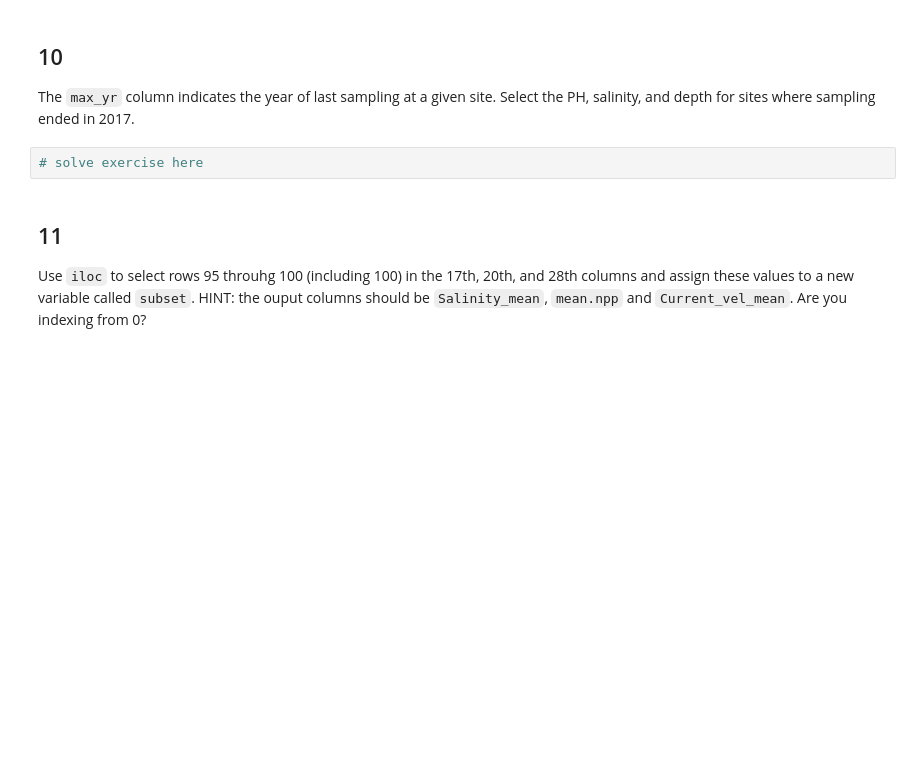
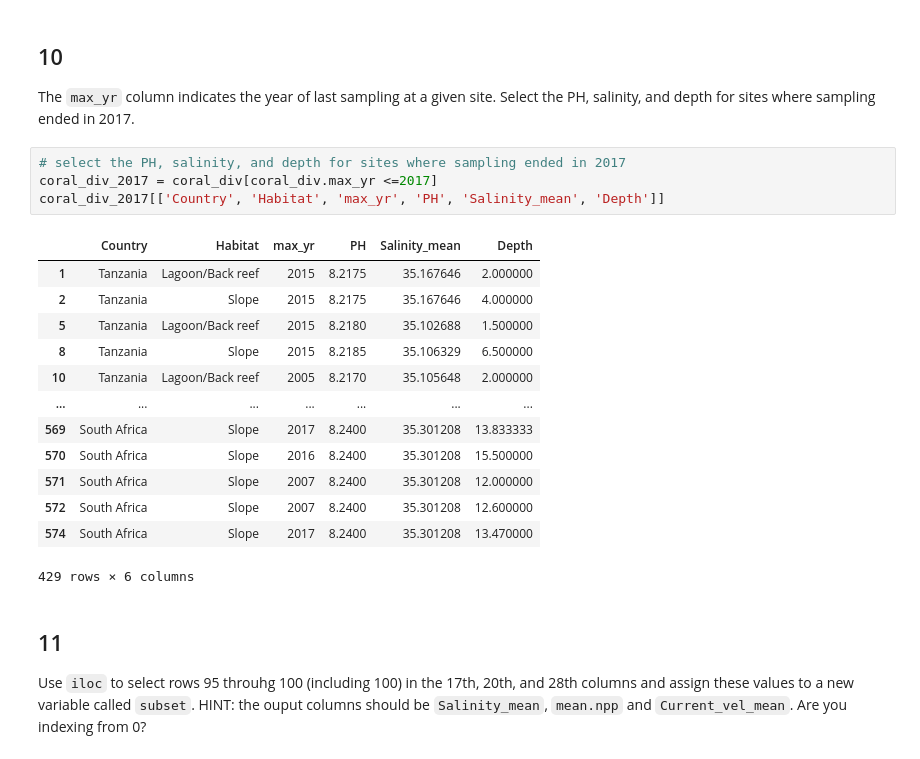
Before and after one commit to oksanaprotsukha/eds220-hwk-1, a Jupyter notebook: hwk1-task3.ipynb, the cells around one changed output. Saved outputs shown, nothing was run; the diff lists cells and outputs as text; blank space fills up the shorter version.

```diff
--- a/hwk1-task3.ipynb
+++ b/hwk1-task3.ipynb
@@ -197,8 +222,24 @@ We are interested in looking at the PH of sea water (`PH` column),  mean salinit
 # %% [markdown]
 ## 10
 The `max_yr` column indicates the year of last sampling at a given site. Select the PH, salinity, and depth for sites where sampling ended in 2017.
-# %%
-# solve exercise here
+# %%
+# select the PH, salinity, and depth for sites where sampling ended in 2017
+coral_div_2017 = coral_div[coral_div.max_yr <=2017]
+coral_div_2017[['Country', 'Habitat', 'max_yr', 'PH', 'Salinity_mean', 'Depth']]
+# %% [output]
+|  | Country | Habitat | max_yr | PH | Salinity_mean | Depth |
+| 1 | Tanzania | Lagoon/Back reef | 2015 | 8.2175 | 35.167646 | 2.000000 |
+| 2 | Tanzania | Slope | 2015 | 8.2175 | 35.167646 | 4.000000 |
+| 5 | Tanzania | Lagoon/Back reef | 2015 | 8.2180 | 35.102688 | 1.500000 |
+| 8 | Tanzania | Slope | 2015 | 8.2185 | 35.106329 | 6.500000 |
+| 10 | Tanzania | Lagoon/Back reef | 2005 | 8.2170 | 35.105648 | 2.000000 |
+| ... | ... | ... | ... | ... | ... | ... |
+| 569 | South Africa | Slope | 2017 | 8.2400 | 35.301208 | 13.833333 |
+| 570 | South Africa | Slope | 2016 | 8.2400 | 35.301208 | 15.500000 |
+| 571 | South Africa | Slope | 2007 | 8.2400 | 35.301208 | 12.000000 |
+| 572 | South Africa | Slope | 2007 | 8.2400 | 35.301208 | 12.600000 |
+| 574 | South Africa | Slope | 2017 | 8.2400 | 35.301208 | 13.470000 |
+429 rows × 6 columns
 # %% [markdown]
 ## 11
 Use `iloc` to select rows 95 throuhg 100 (including 100) in the 17th, 20th, and 28th columns and assign these values to a new variable called `subset`. HINT: the ouput columns should be `Salinity_mean`, `mean.npp` and `Current_vel_mean`. Are you indexing from 0?
```
Also changed, not shown: parts of 6 cells of this notebook.
